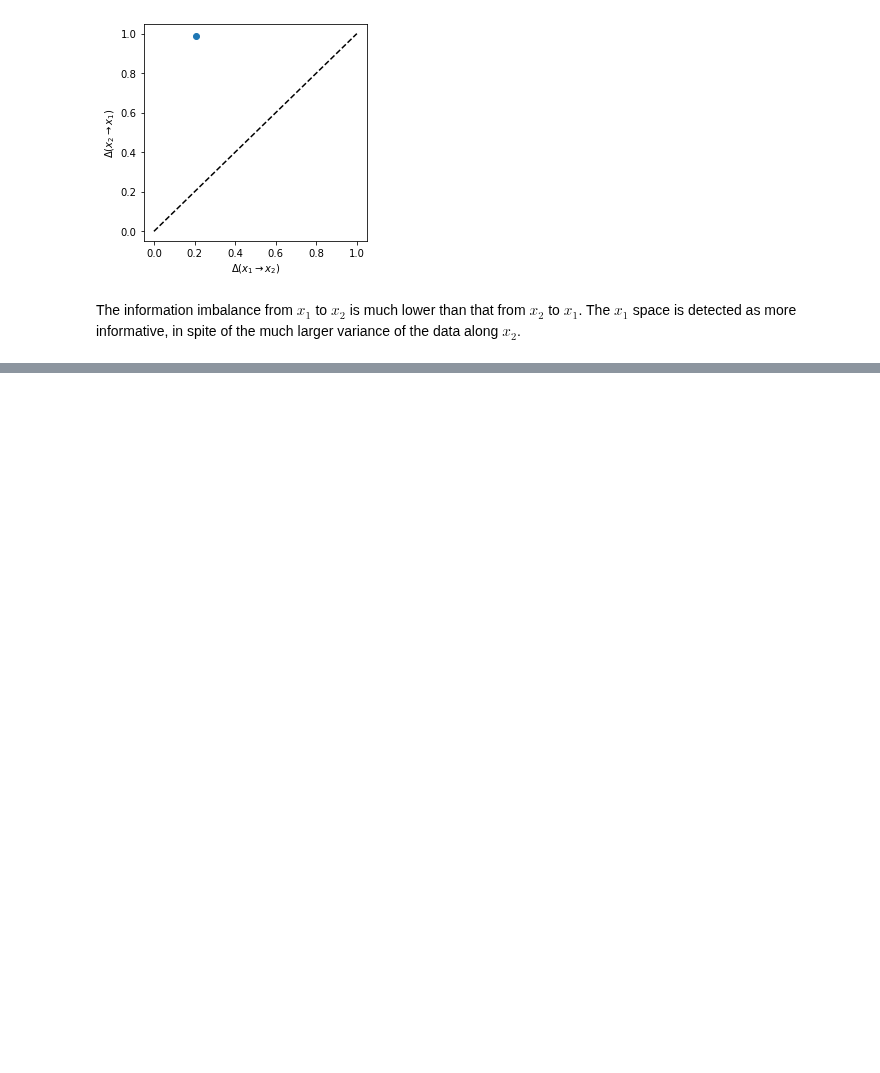
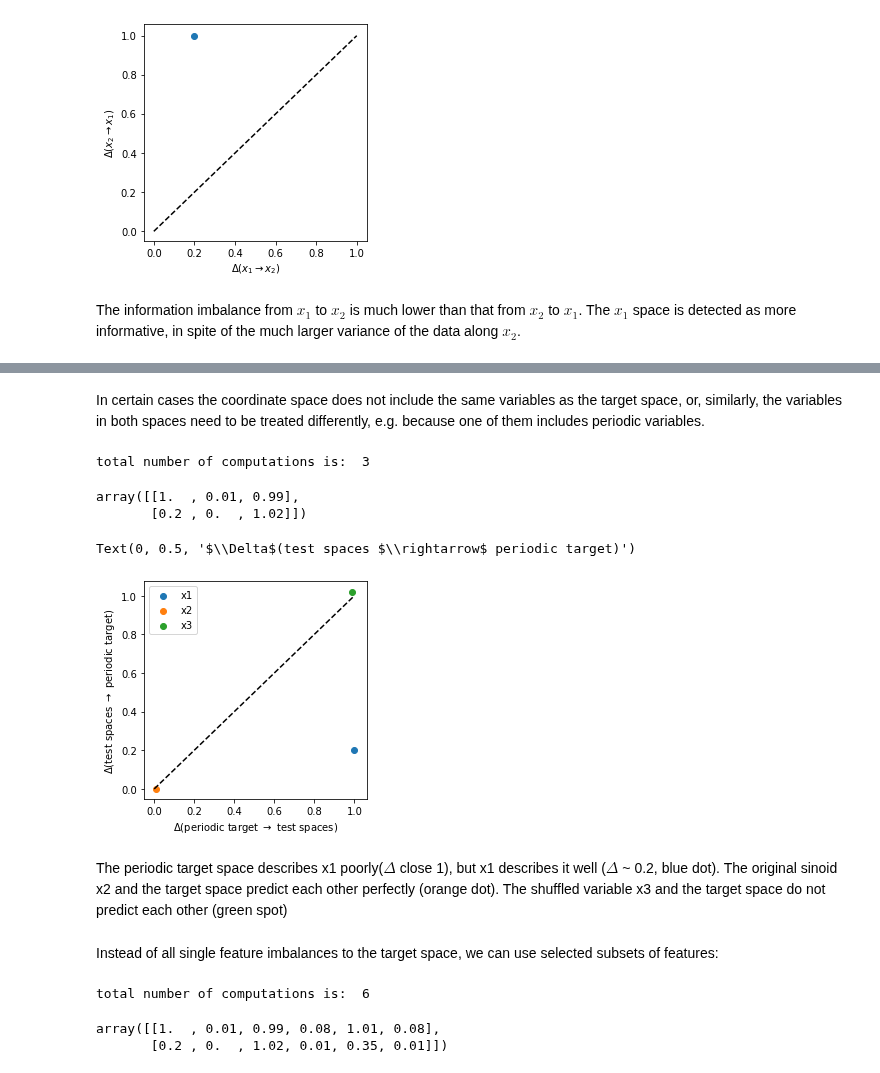
Before and after one commit to sissa-data-science/DADApy, a Jupyter notebook: examples/notebook_on_information_imbalance.ipynb, the cells around one changed output, grey strips where cells are left out. Drawn from its saved outputs; the diff is of its cells as text; code cells hidden in the pictures; blank space fills up the shorter version.

```diff
--- a/examples/notebook_on_information_imbalance.ipynb
+++ b/examples/notebook_on_information_imbalance.ipynb
@@ -199,0 +283,10 @@ The information imbalance from $x_1$ to $x_2$ is much lower than that from $x_2$
+# %%
+# add x3 as shuffled x1 data
+x3 = 1*x1
+np.random.shuffle(x3)
+
+XX = np.hstack([x1, x2, x3])
+
+# define a new instance of the MetricComparisons class
+
+d2 = MetricComparisons(XX, maxk = XX.shape[0]-1)
@@ -199,0 +304,42 @@ The information imbalance from $x_1$ to $x_2$ is much lower than that from $x_2$
+# %% [markdown]
+In certain cases the coordinate space does not include the same variables as the target space, or, similarly, the variables in both spaces need to be treated differently, e.g. because one of them includes periodic variables.
+# %%
+# create a periodic variable x4 as copy of x2, with a period of 12, running from -6 to +6.
+
+x4=np.zeros(shape=x2.shape)
+
+# for DADApy, periodic variables have to run from 0 to their period:
+x4=x2%12
+# %%
+# distances calculated from x4 are periodic and serve as our target distances
+
+a = MetricComparisons(x4)
+
+a.compute_distances(maxk=x4.shape[0]-1, period=12)
+
+targets_x4 = a.dist_indices
+# %%
+# compute the information imbalances from each of the single variables in XX (includes x1, x2, x3)
+# to the target ranks computed with periodicity from x4:
+
+imb_target = d2.return_inf_imb_target_all_coords(target_ranks=targets_x4)
+# %% [output]
+total number of computations is:  3
+# %%
+imb_target
+# %% [output]
+array([[1.  , 0.01, 0.99],
+       [0.2 , 0.  , 1.02]])
+# %%
+# plot information imbalance plane
+
+plot_inf_imb_plane(imb_target, ["x1", "x2", "x3"])
+plt.xlabel(r'$\Delta$(periodic target $\rightarrow$ test spaces)')
+plt.ylabel(r'$\Delta$(test spaces $\rightarrow$ periodic target)')
+# %% [output]
+Text(0, 0.5, '$\\Delta$(test spaces $\\rightarrow$ periodic target)')
+[figure, added]
+# %% [markdown]
+The periodic target space describes x1 poorly($\Delta$ close 1), but x1 describes it well ($\Delta$ ~ 0.2, blue dot). The original sinoid x2 and the target space predict each other perfectly (orange dot). The shuffled variable x3 and the target space do not predict each other (green spot)
+# %% [markdown]
+Instead of all single feature imbalances to the target space, we can use selected subsets of features:
@@ -199,0 +348,12 @@ The information imbalance from $x_1$ to $x_2$ is much lower than that from $x_2$
+# %%
+# compute the information imbalances from each of the single variables in X
+# to the target ranks computed with periodicity from x4:
+
+imb_target_sel = d2.return_inf_imb_target_selected_coords(target_ranks=targets_x4, coord_list=coords)
+# %% [output]
+total number of computations is:  6
+# %%
+imb_target_sel
+# %% [output]
+array([[1.  , 0.01, 0.99, 0.08, 1.01, 0.08],
+       [0.2 , 0.  , 1.02, 0.01, 0.35, 0.01]])
```
Also changed, not shown: parts of 36 cells of this notebook.
